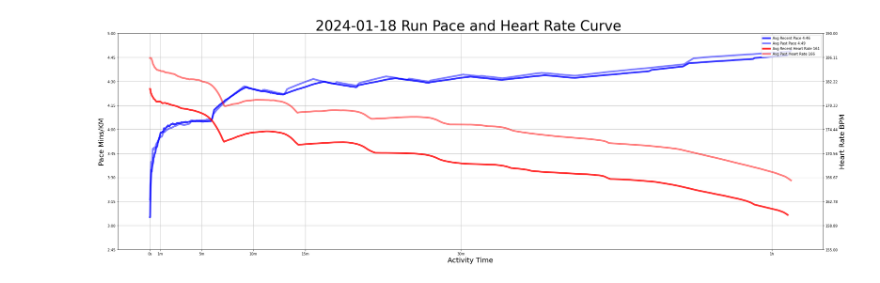
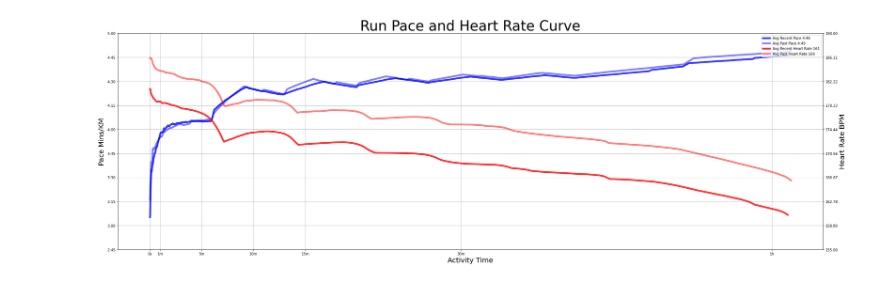
Before and after one commit to kevintalaue/analyse-fit-files, a Jupyter notebook: notebooks/fit.ipynb, the cells around one changed output. Drawn from its saved outputs; the diff is of its cells as text; code cells hidden in the pictures.

```diff
--- a/notebooks/fit.ipynb
+++ b/notebooks/fit.ipynb
@@ -43,7 +43,7 @@ def run_pace_curve(fit_file_dataframe):
     top_average = []
     for second in range(1, duration_in_seconds + 1):
         temp = fit_file_dataframe.rolling(window=second).mean()
-        top_speed = mins_per_mile_or_km(temp["speed_m/s"].max())
+        top_speed = mins_per_mile_or_km(temp["speed_m/s"].max(), "km")
         top_bpm = temp["heart_rate_bpm"].max()
         top_average.append(
             {
@@ -64,41 +64,41 @@ speed1 = run_pace_curve(pace1)
 # %%
 # plot properties
 fig, ax1 = plt.subplots(figsize=(30, 10)) # make the plot
-plt.title(f'{str(pace["timestamp_None"].dt.date.unique()[0])} Run Pace and Heart Rate Curve ', fontsize = 40) # title the plot
+plt.title("Run Pace and Heart Rate Curve", fontsize = 40) # title the plot
 
 # primary plot
-sp = ax1.plot(speed["timestamp_None"], speed["speed_pace"], color="blue", alpha=0.8, linewidth=5, label=f'Avg Recent Pace{decimal_time2clock_time(mins_per_mile_or_km(pace["speed_m/s"].mean()))}') # plot speed pace curve over activity time
-sp1 = ax1.plot(speed1["timestamp_None"], speed1["speed_pace"], color="blue", alpha=0.5, linewidth=5, label=f'Avg Past Pace{decimal_time2clock_time(mins_per_mile_or_km(pace1["speed_m/s"].mean()))}') # plot speed pace curve over activity time
+sp = ax1.plot(speed["timestamp_None"], speed["speed_pace"], color="blue", alpha=0.8, linewidth=5, label=f'Avg Recent Pace{decimal_time2clock_time(mins_per_mile_or_km(pace["speed_m/s"].mean(), "km"))}') # plot speed pace curve over activity time
+sp1 = ax1.plot(speed1["timestamp_None"], speed1["speed_pace"], color="blue", alpha=0.5, linewidth=5, label=f'Avg Past Pace{decimal_time2clock_time(mins_per_mile_or_km(pace1["speed_m/s"].mean(), "km"))}') # plot speed pace curve over activity time
 ax1.set_ylabel("Pace Mins/KM", fontsize = 20) # set the y label for pace
 # x ticks
 x_max_t = np.max(speed.index.max()) # total seconds in the data
 x_max_t = x_max_t/3600 # get the hours
 x_max_t = np.floor(x_max_t) # round downwards
 x_max_t = int(x_max_t * 3600) # maximum amount of seconds in the data
 xlabticks = {"0s": 0, "1m": 60, "5m": 300, "10m": 600, "15m": 900, "30m": 1800, "1h": 3600,  "2h": 7200, "3h": 10800, "4h": 14400, "5h": 18000, "6h": 21600, "7h": 25200, "8h": 28800, "9h": 32400, "10h": 36000, "11h": 39600, "12h": 43200, "13h": 46800, "14h": 50400, "15h": 54000, "16h": 57600, "17h": 61200, "18h": 64800, "19h": 68400, "20h": 72000, "21h": 75600, "22h": 79200, "23h": 82800} # dictionary of the x labels and ticks
 max_labels = len([value for value in list(xlabticks.values()) if value < np.max(pace.index.max())]) # number of maximum x ticks and labels for the data
 plt.xticks(ticks=list(xlabticks.values())[:max_labels], labels=list(xlabticks.keys())[:max_labels]) # set the x ticks
 plt.grid() # make a grid
 plt.xlabel("Activity Time", fontsize = 20) # x label
 
 # y ticks
 ylabticks = [decimal_time2clock_time(tick) for tick in (plt.yticks()[0])] # list of y labels and ticks
 plt.yticks(ticks=plt.yticks()[0], labels=ylabticks) # set the y ticks
 
 # seondary plot
 ax2 = ax1.twinx()  # instantiate a second axes that shares the same x-axis
 hr = ax2.plot(speed["timestamp_None"], speed["heart_rate"], color="red", alpha=0.8, linewidth=5, label=f'Avg Recent Heart Rate {pace["heart_rate_bpm"].mean().__round__()}') # plot heart rate curve over activity time
 hr1 = ax2.plot(speed1["timestamp_None"], speed1["heart_rate"], color="red", alpha=0.5, linewidth=5, label=f'Avg Past Heart Rate {pace1["heart_rate_bpm"].mean().__round__()}') # plot heart rate curve over activity time
 ax2.set_yticks(np.linspace(ax2.get_yticks()[0], ax2.get_yticks()[-1], len(ax1.get_yticks())))
 ax2.set_ylabel("Heart Rate BPM", fontsize = 20) # set the y label for heart rate
 
 # added these three lines
 lns = sp+sp1+hr+hr1
 labs = [l.get_label() for l in lns]
 ax2.legend(lns, labs, loc=0)
 
 # show the plot
 fig.tight_layout()  # otherwise the right y-label is slightly clipped
 plt.show() # show the plot
 # %% [output]
-[figure, old version]
+[figure, new version]
```
